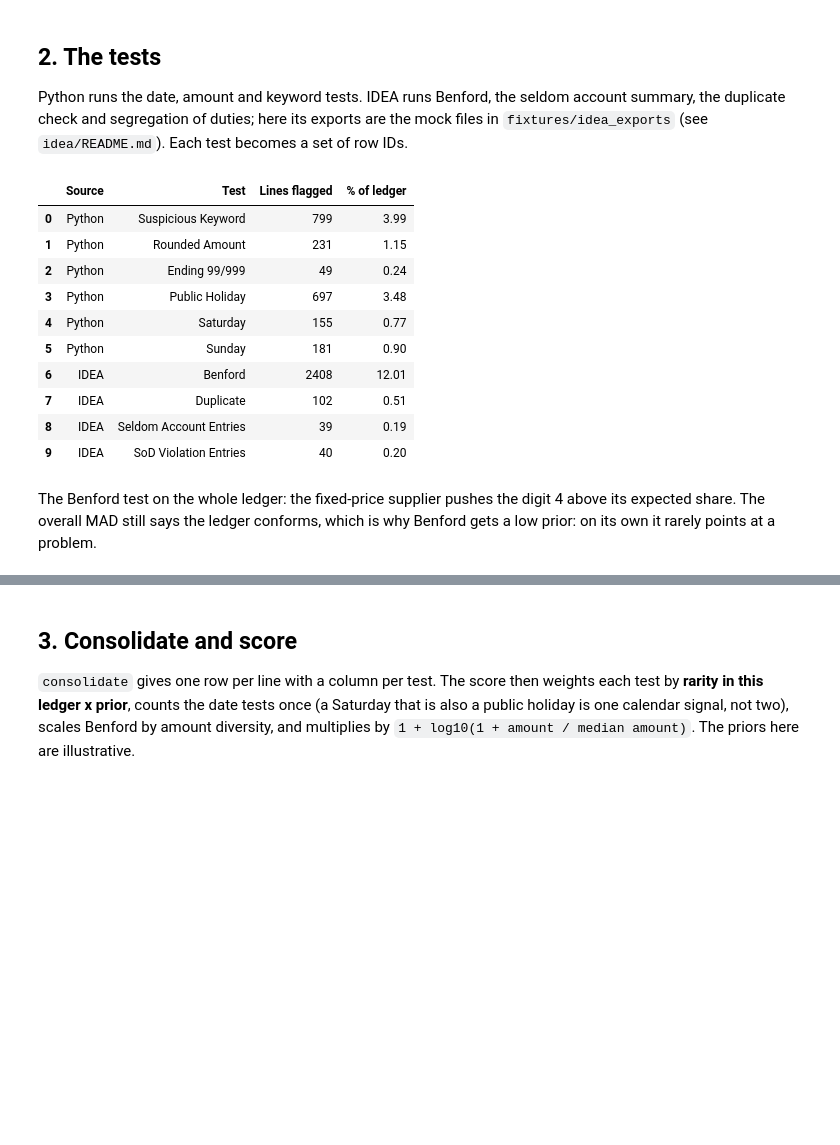
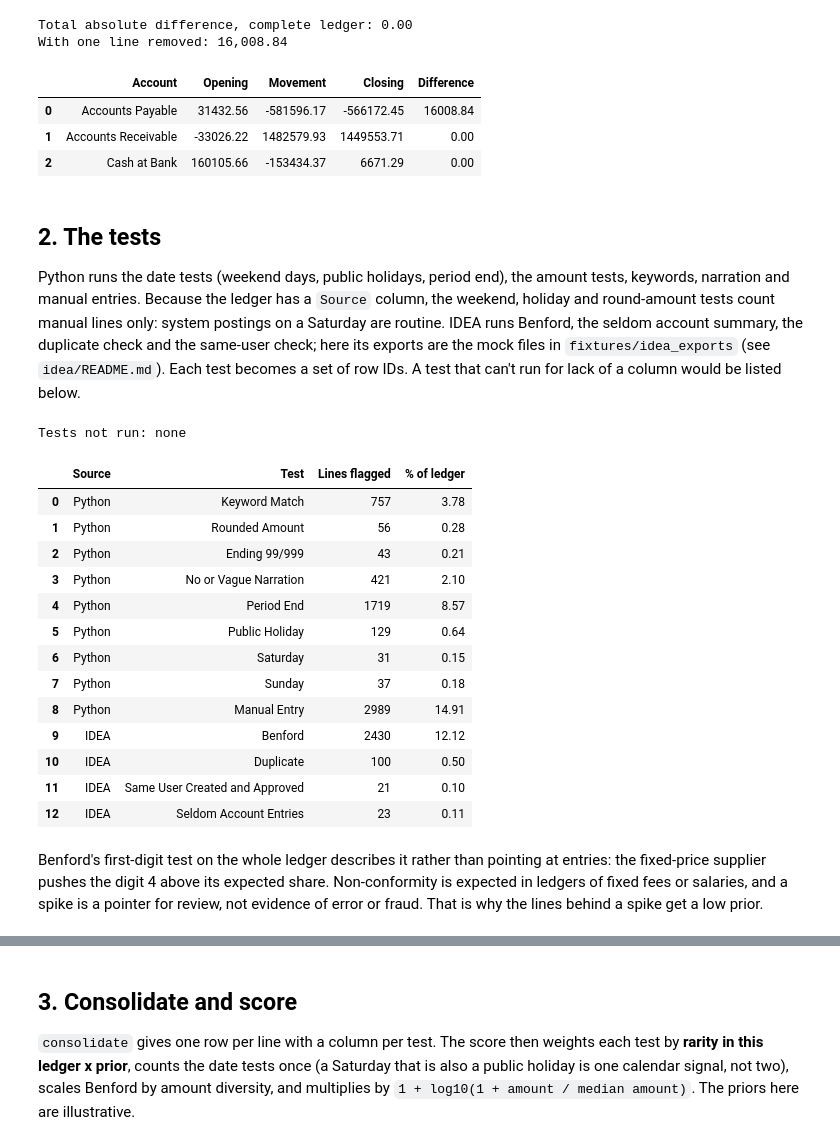
Before and after one commit to luke-menezes/gl-risk-scoring, a Jupyter notebook: notebooks/demo.ipynb, the cells around one changed output, grey strips where cells are left out. Cells and saved outputs as stored; diff of their text form; code cells hidden in the pictures; blank space fills up the shorter version.

```diff
--- a/notebooks/demo.ipynb
+++ b/notebooks/demo.ipynb
@@ -43,12 +53,30 @@ ledger[ledger["Anomaly"] != ""].head()
+# %%
+tb = synthetic.make_trial_balance(ledger)
+check = population.roll_forward(ledger, tb, amount_cols)
+print(f"Total absolute difference, complete ledger: {check.attrs['total_difference']:,.2f}")
+missing = population.roll_forward(ledger.drop(index=ledger.index[100]), tb, amount_cols)
+print(f"With one line removed: {missing.attrs['total_difference']:,.2f}")
+missing.head(3)
+# %% [output]
+Total absolute difference, complete ledger: 0.00
+With one line removed: 16,008.84
+|  | Account | Opening | Movement | Closing | Difference |
+| 0 | Accounts Payable | 31432.56 | -581596.17 | -566172.45 | 16008.84 |
+| 1 | Accounts Receivable | -33026.22 | 1482579.93 | 1449553.71 | 0.00 |
+| 2 | Cash at Bank | 160105.66 | -153434.37 | 6671.29 | 0.00 |
 # %% [markdown]
 ## 2. The tests
 
-Python runs the date, amount and keyword tests. IDEA runs Benford, the seldom account summary, the
-duplicate check and segregation of duties; here its exports are the mock files in
-`fixtures/idea_exports` (see `idea/README.md`). Each test becomes a set of row IDs.
+Python runs the date tests (weekend days, public holidays, period end), the amount tests, keywords,
+narration and manual entries. Because the ledger has a `Source` column, the weekend, holiday and
+round-amount tests count manual lines only: system postings on a Saturday are routine. IDEA runs
+Benford, the seldom account summary, the duplicate check and the same-user check; here its exports
+are the mock files in `fixtures/idea_exports` (see `idea/README.md`). Each test becomes a set of
+row IDs. A test that can't run for lack of a column would be listed below.
 # %%
 python_flags = pipeline.run_python_tests(ledger, amount_cols)
 idea_flags = flags.load_idea_flags("../fixtures/idea_exports")
+print("Tests not run:", pipeline.tests_not_run(ledger) or "none")
 
 pd.DataFrame({
     "Source": ["Python"] * len(python_flags) + ["IDEA"] * len(idea_flags),
@@ -56,21 +84,26 @@ pd.DataFrame({
     "Lines flagged": [len(v) for v in [*python_flags.values(), *idea_flags.values()]],
 }).assign(**{"% of ledger": lambda t: (t["Lines flagged"] / len(ledger) * 100).round(2)})
 # %% [output]
+Tests not run: none
 |  | Source | Test | Lines flagged | % of ledger |
-| 0 | Python | Suspicious Keyword | 799 | 3.99 |
-| 1 | Python | Rounded Amount | 231 | 1.15 |
-| 2 | Python | Ending 99/999 | 49 | 0.24 |
-| 3 | Python | Public Holiday | 697 | 3.48 |
-| 4 | Python | Saturday | 155 | 0.77 |
-| 5 | Python | Sunday | 181 | 0.90 |
-| 6 | IDEA | Benford | 2408 | 12.01 |
-| 7 | IDEA | Duplicate | 102 | 0.51 |
-| 8 | IDEA | Seldom Account Entries | 39 | 0.19 |
-| 9 | IDEA | SoD Violation Entries | 40 | 0.20 |
+| 0 | Python | Keyword Match | 757 | 3.78 |
+| 1 | Python | Rounded Amount | 56 | 0.28 |
+| 2 | Python | Ending 99/999 | 43 | 0.21 |
+| 3 | Python | No or Vague Narration | 421 | 2.10 |
+| 4 | Python | Period End | 1719 | 8.57 |
+| 5 | Python | Public Holiday | 129 | 0.64 |
+| 6 | Python | Saturday | 31 | 0.15 |
+| 7 | Python | Sunday | 37 | 0.18 |
+| 8 | Python | Manual Entry | 2989 | 14.91 |
+| 9 | IDEA | Benford | 2430 | 12.12 |
+| 10 | IDEA | Duplicate | 100 | 0.50 |
+| 11 | IDEA | Same User Created and Approved | 21 | 0.10 |
+| 12 | IDEA | Seldom Account Entries | 23 | 0.11 |
 # %% [markdown]
-The Benford test on the whole ledger: the fixed-price supplier pushes the digit 4 above its
-expected share. The overall MAD still says the ledger conforms, which is why Benford gets a low
-prior: on its own it rarely points at a problem.
+Benford's first-digit test on the whole ledger describes it rather than pointing at entries: the
+fixed-price supplier pushes the digit 4 above its expected share. Non-conformity is expected in
+ledgers of fixed fees or salaries, and a spike is a pointer for review, not evidence of error or
+fraud. That is why the lines behind a spike get a low prior.
 # %%
 table = benford.first_digit_test(rules.absolute_amount(ledger, amount_cols))
 plots.benford_chart(table)
```
Also changed, not shown: parts of 16 cells of this notebook, 5 other files.
